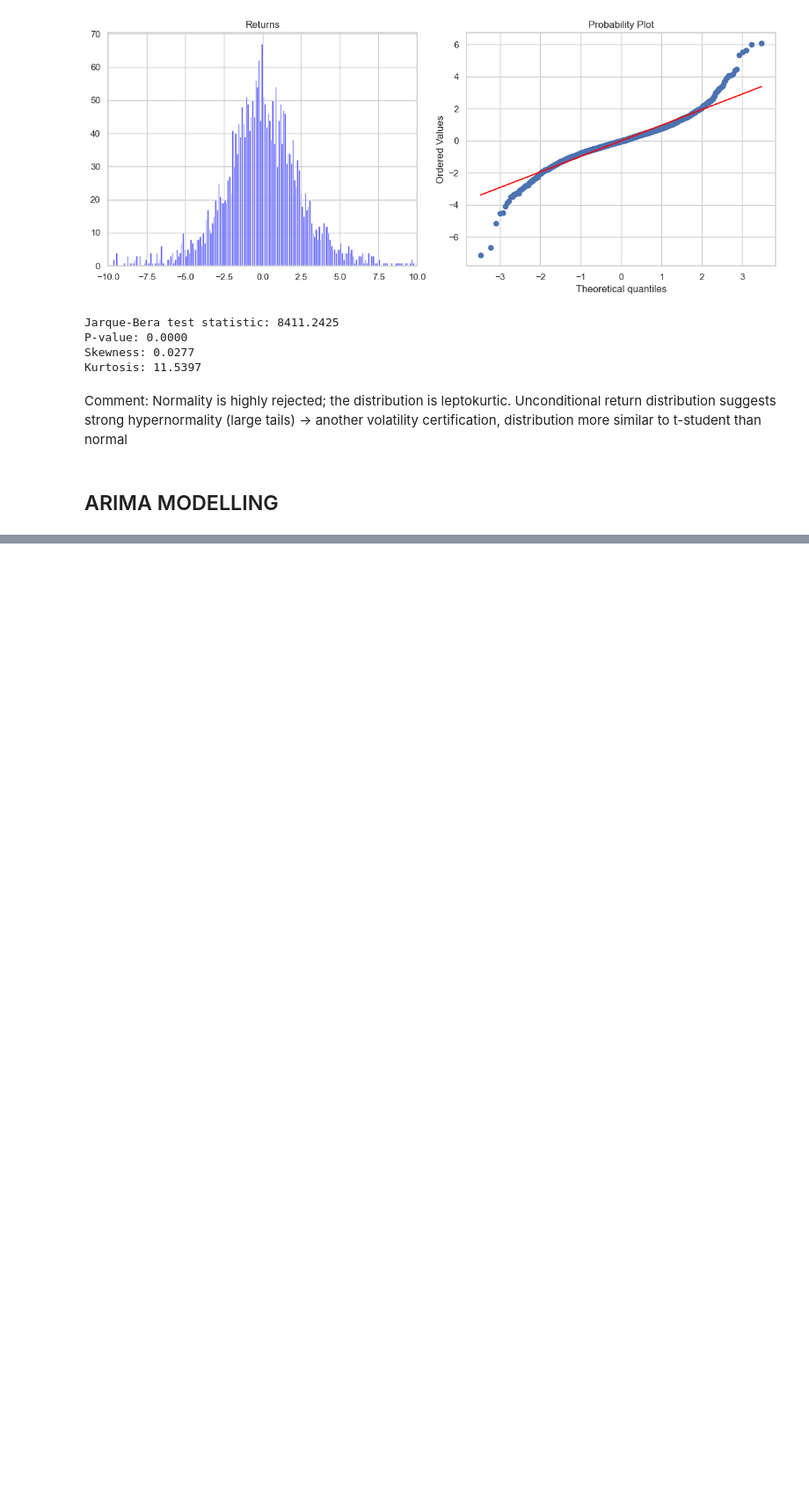
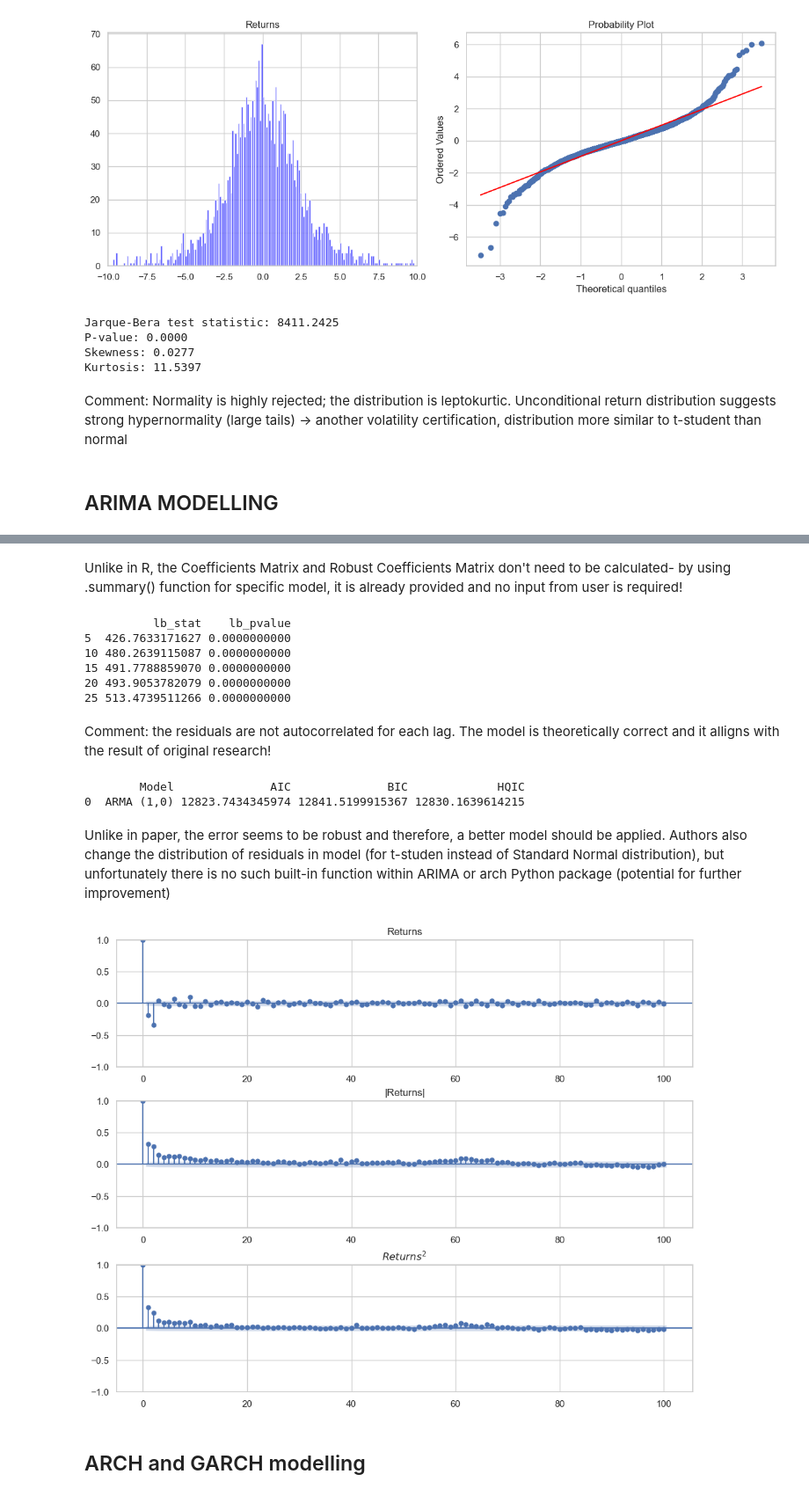
Before and after one commit to MrMajszi/RR_Project, a Jupyter notebook: Financial-TSA-GARCH-models_Python.ipynb, the cells around one changed output, grey strips where cells are left out. Shown at 88% size. Drawn from its saved outputs; the diff is of its cells as text; code cells hidden in the pictures; blank space fills up the shorter version.

Commit message:
Adding files that refer to script up to sGARCH analysis

```diff
--- a/Financial-TSA-GARCH-models_Python.ipynb
+++ b/Financial-TSA-GARCH-models_Python.ipynb
@@ -601,0 +558,66 @@ strong hypernormality (large tails) -> another volatility certification, distrib
+# %% [markdown]
+Unlike in R, the Coefficients Matrix and Robust Coefficients Matrix don't need to be calculated- by using .summary() function for specific model, it is already provided and no input from user is required!
+# %%
+# Ljung-Box test for autocorrelation of residuals
+ljung_test = acorr_ljungbox(arima100_.resid, lags=[5, 10, 15, 20, 25], return_df=True)
+print(ljung_test) #
+# %% [output]
+          lb_stat    lb_pvalue
+5  426.7633171627 0.0000000000
+10 480.2639115087 0.0000000000
+15 491.7788859070 0.0000000000
+20 493.9053782079 0.0000000000
+25 513.4739511266 0.0000000000
+# %% [markdown]
+Comment: the residuals are not autocorrelated for each lag. The model is theoretically correct and it alligns with the result of original research!
+# %%
+# Information Criteria of model
+fit0 = ARIMA(yret_clean.values, order=(1,0,0)).fit()
+info_criteria = {
+    'AIC': fit0.aic,
+    'BIC': fit0.bic,
+    'HQIC': fit0.hqic
+}
+
+# --- Convert to a matrix (1-row DataFrame) ---
+info_matrix = pd.DataFrame([info_criteria])
+
+# Optional: Add model order as a column
+info_matrix['Model'] = 'ARMA (1,0)'
+
+# Reorder columns
+info_matrix = info_matrix[['Model', 'AIC', 'BIC','HQIC']]
+
+# --- Display ---
+print(info_matrix)
+# %% [output]
+        Model              AIC              BIC             HQIC
+0  ARMA (1,0) 12823.7434345974 12841.5199915367 12830.1639614215
+# %% [markdown]
+Unlike in paper, the error seems to be robust and therefore, a better model should be applied. Authors also change the distribution of residuals in model (for t-studen instead of Standard Normal distribution), but unfortunately there is no such built-in function within ARIMA or arch Python package (potential for further improvement)
+# %%
+# ACF of residuals, abs residuals and squared residuals within ARMA(1,0) model
+
+# Extract residuals as numpy array
+res = fit0.resid
+
+fig, axs = plt.subplots(3, 1, figsize=(10, 8), constrained_layout=True)
+
+# Plot ACF of residuals
+plot_acf(res, lags=100, ax=axs[0], title="Returns")
+
+# Plot ACF of absolute residuals
+plot_acf(np.abs(res), lags=100, ax=axs[1], title="|Returns|")
+
+# Plot ACF of squared residuals
+plot_acf(res**2, lags=100, ax=axs[2], title=r"$Returns^2$")
+
+output_folder = "TSA_GARCH_files_Python"
+os.makedirs(output_folder, exist_ok=True)
+plt.savefig(f"{output_folder}/ACF_PACF_ARMA(1,0).png", dpi=300)
+
+plt.show()
+# %% [output]
+[figure, added]
+# %% [markdown]
+## ARCH and GARCH modelling
```
Also changed, not shown: parts of 34 cells of this notebook, 4 other files.
